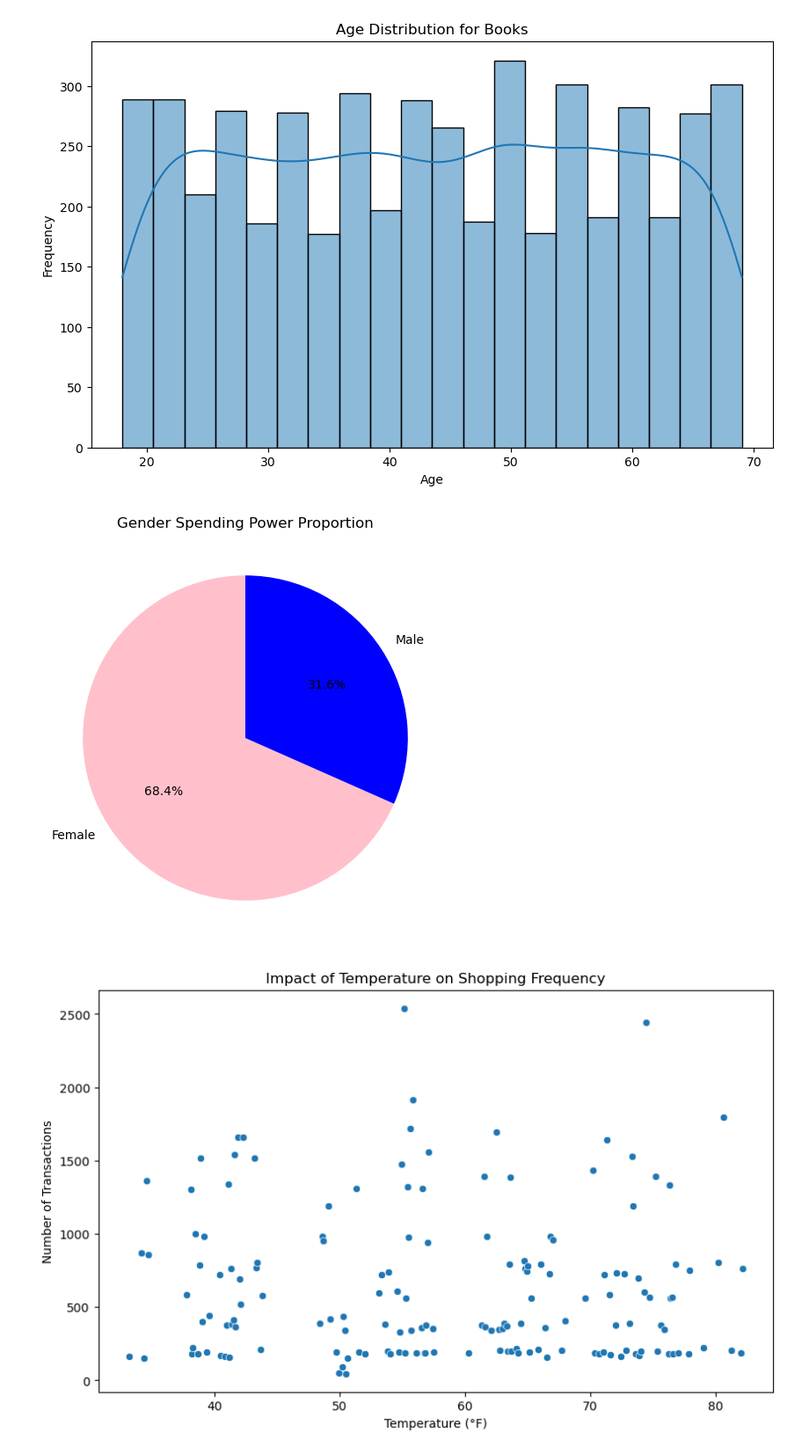
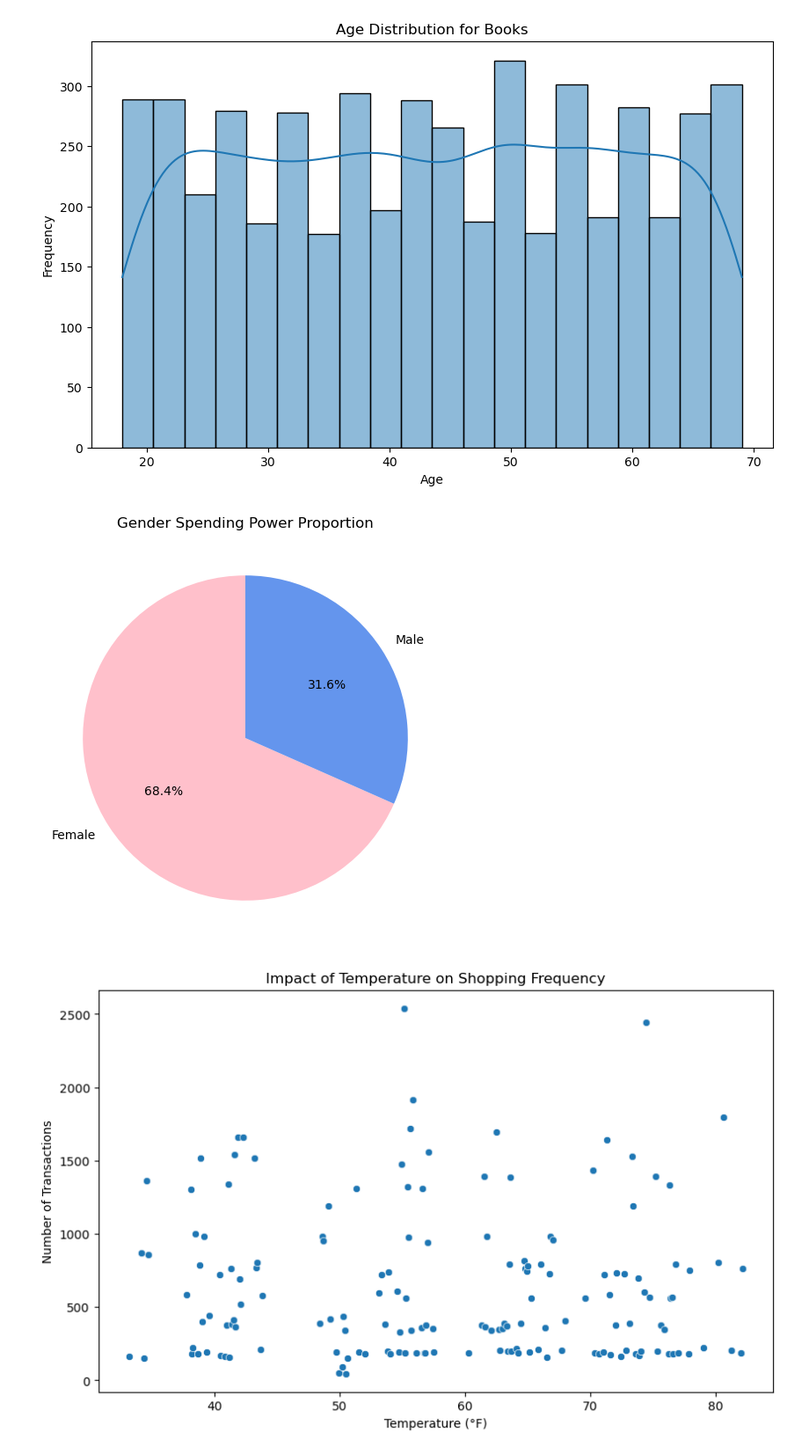
Before and after one commit to SarahIFawzy/Retail-Sales-Analysis, a Jupyter notebook: compiled_code.ipynb, the cells around one changed output. Shown at 88% size. Saved outputs shown, nothing was run; the diff lists cells and outputs as text; code cells hidden in the pictures.

```diff
--- a/compiled_code.ipynb
+++ b/compiled_code.ipynb
@@ -904,17 +900,17 @@ for category in categories:
 # %%
 # gender spending power
 # Calculate total spending by gender
 gender_spending_power = merged_df.groupby('gender')['USD Price'].sum()
 
 # Plotting
-colors = ['pink', 'blue']  # Female in pink, Male in blue
+colors = ['pink', 'cornflowerblue']  # Female in pink, Male in blue
 plt.figure(figsize=(8, 6))
 gender_spending_power.plot.pie(autopct='%1.1f%%', startangle=90, colors=colors)
 plt.title('Gender Spending Power Proportion')
 plt.ylabel('')  # Hide the y-label as it's not needed for pie charts
 plt.show()
 # %% [output]
-[figure, old version]
+[figure, new version]
 # %%
 # Weather Impact on Shopping Frequency
 
```
Also changed, not shown: parts of 41 cells of this notebook.
